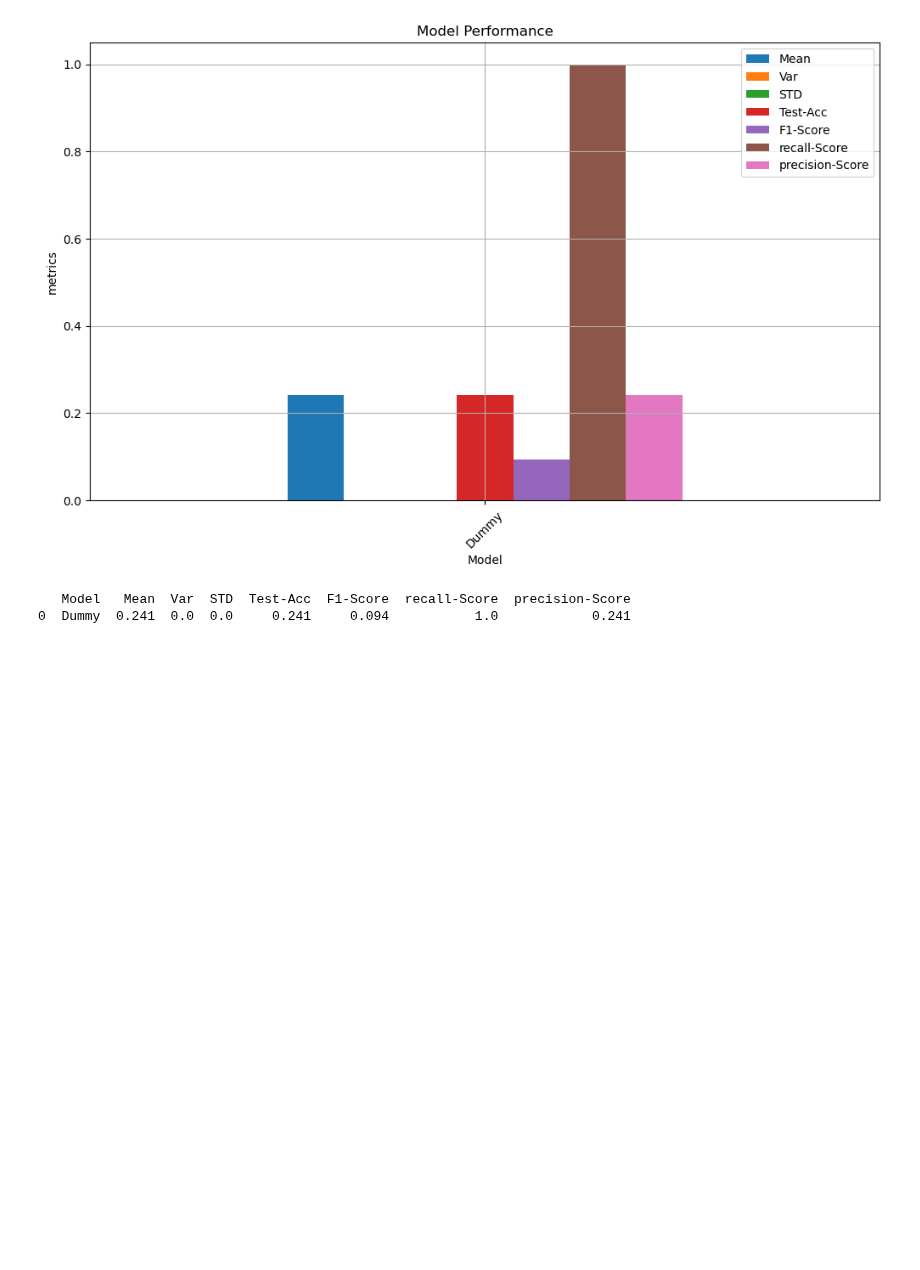
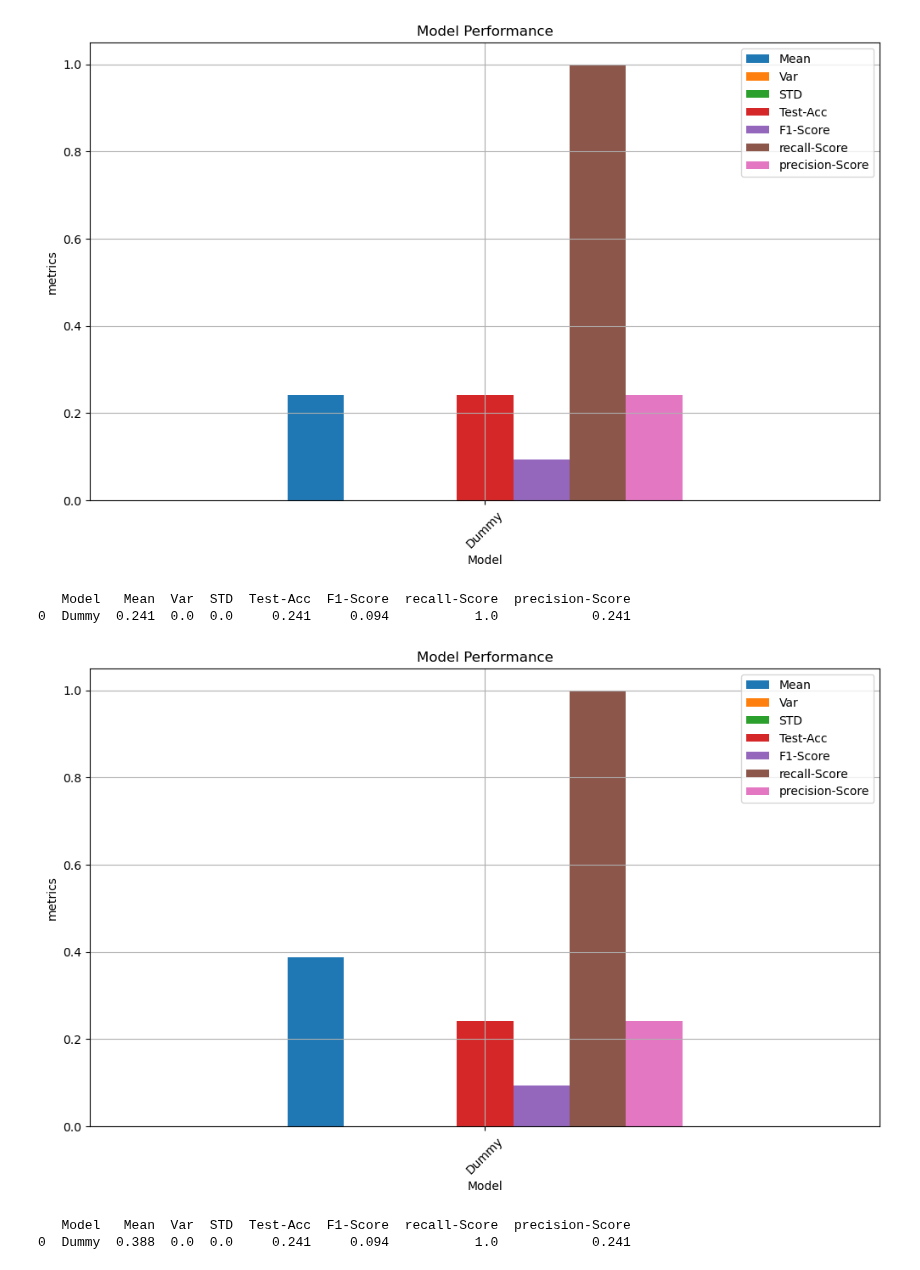
Before and after one commit to MaukanMir/Income-Predictor-Classifier, a Jupyter notebook: training.ipynb, the cells around one changed output. Cells and saved outputs as stored; diff of their text form; code cells hidden in the pictures; blank space fills up the shorter version.

Commit message:
added new models

```diff
--- a/training.ipynb
+++ b/training.ipynb
@@ -436,3 +436,12 @@ test_selected_models(model_names, models, X, y_encoded, acc_metric)
 [figure]
    Model   Mean  Var  STD  Test-Acc  F1-Score  recall-Score  precision-Score
 0  Dummy  0.241  0.0  0.0     0.241     0.094           1.0            0.241
+# %%
+model_names = ["Dummy"]
+models = grab_selected_models(model_names)
+
+test_selected_models(model_names, models, X, y_encoded, f1_metric)
+# %% [output]
+[figure, added]
+   Model   Mean  Var  STD  Test-Acc  F1-Score  recall-Score  precision-Score
+0  Dummy  0.388  0.0  0.0     0.241     0.094           1.0            0.241
```
Also changed, not shown: parts of 1 cell of this notebook.
